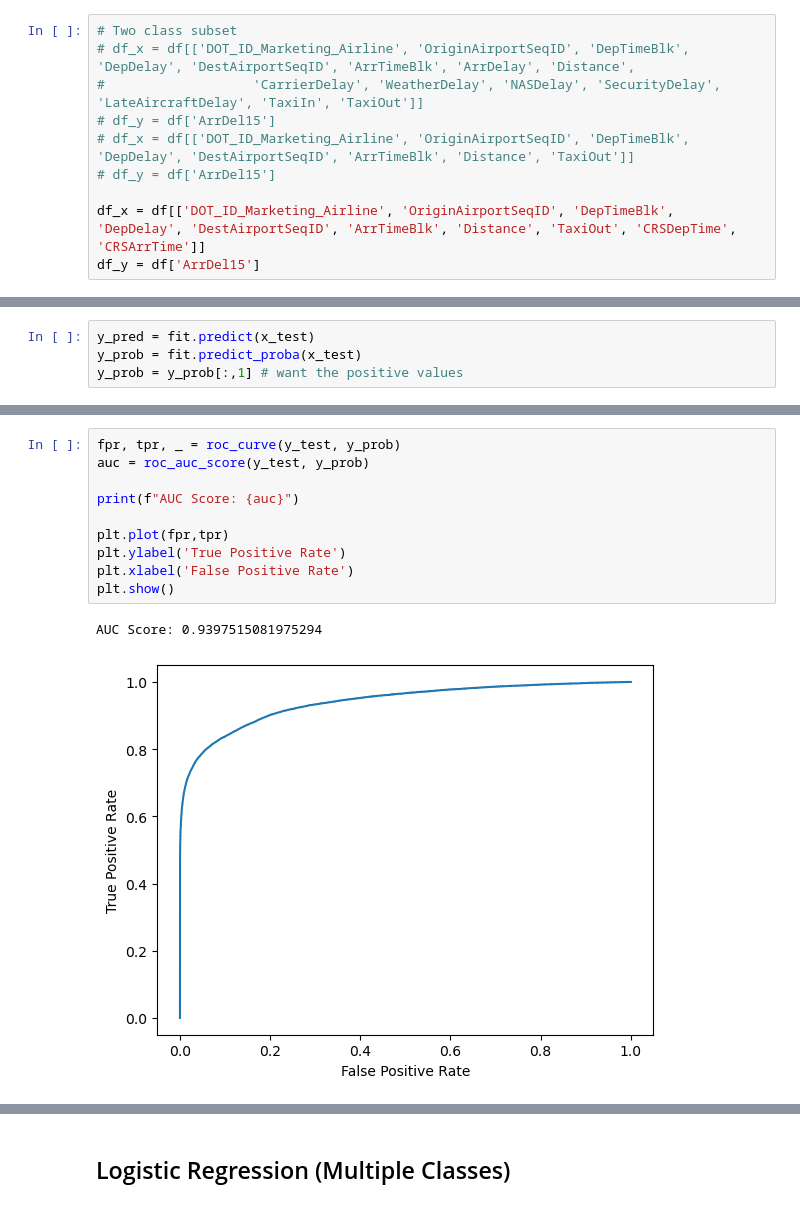
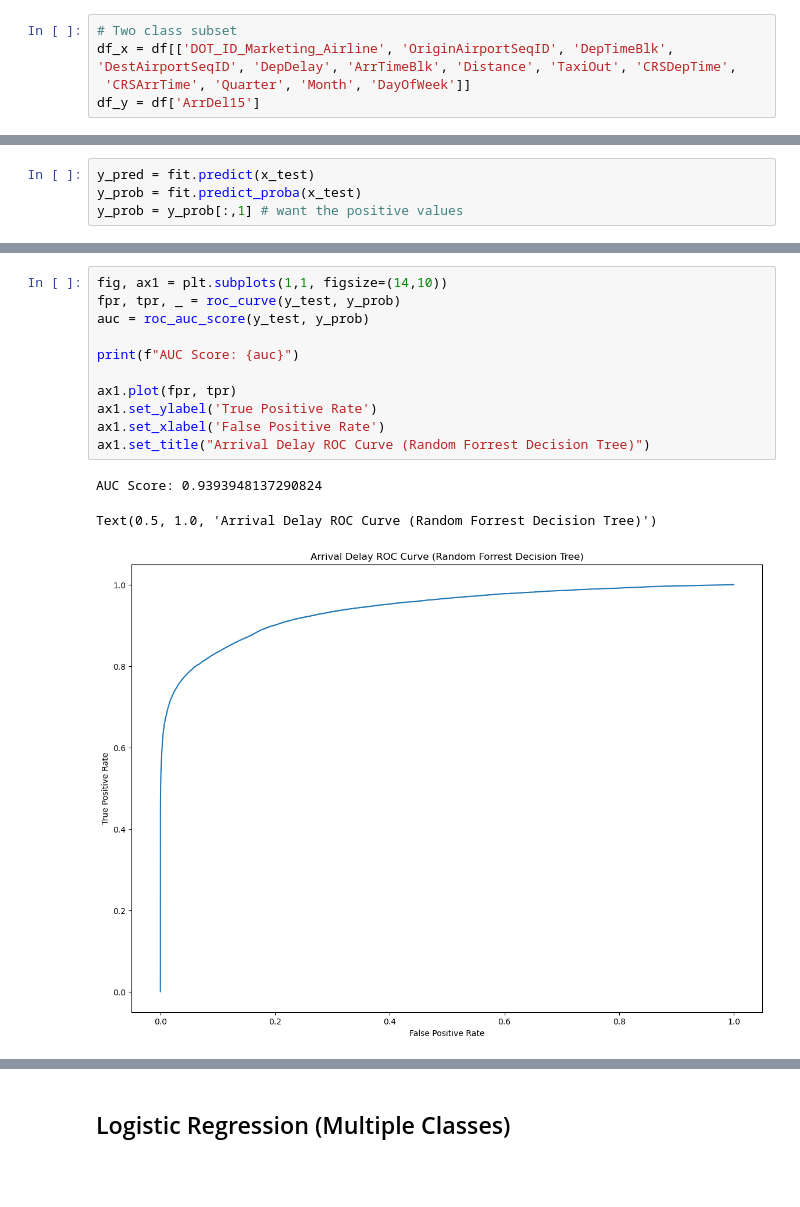
Before and after one commit to atramirez/Flight-Delays-Capstone, a Jupyter notebook: notebooks/r1_models.ipynb, the cells around one changed output, grey strips where cells are left out. Cells and saved outputs as stored; diff of their text form; blank space fills up the shorter version.

```diff
--- a/notebooks/r1_models.ipynb
+++ b/notebooks/r1_models.ipynb
@@ -32,13 +33,8 @@ df = pd.read_csv("../data/ORD_11_21-11-22_model.csv")
 ## Logistic Regression (2 Classes)
 # %%
 # Two class subset
-# df_x = df[['DOT_ID_Marketing_Airline', 'OriginAirportSeqID', 'DepTimeBlk', 'DepDelay', 'DestAirportSeqID', 'ArrTimeBlk', 'ArrDelay', 'Distance',
-#                   'CarrierDelay', 'WeatherDelay', 'NASDelay', 'SecurityDelay', 'LateAircraftDelay', 'TaxiIn', 'TaxiOut']]
-# df_y = df['ArrDel15']
-# df_x = df[['DOT_ID_Marketing_Airline', 'OriginAirportSeqID', 'DepTimeBlk', 'DepDelay', 'DestAirportSeqID', 'ArrTimeBlk', 'Distance', 'TaxiOut']]
-# df_y = df['ArrDel15']
-
-df_x = df[['DOT_ID_Marketing_Airline', 'OriginAirportSeqID', 'DepTimeBlk', 'DepDelay', 'DestAirportSeqID', 'ArrTimeBlk', 'Distance', 'TaxiOut', 'CRSDepTime', 'CRSArrTime']]
+df_x = df[['DOT_ID_Marketing_Airline', 'OriginAirportSeqID', 'DepTimeBlk', 'DestAirportSeqID', 'DepDelay', 'ArrTimeBlk', 'Distance', 'TaxiOut', 'CRSDepTime',
+ 'CRSArrTime', 'Quarter', 'Month', 'DayOfWeek']]
 df_y = df['ArrDel15']
 # %%
 x_train, x_test, y_train, y_test= train_test_split(df_x, df_y, test_size=.25)
@@ -66,13 +64,15 @@ Recall of Model: 0.8286953242835596
 # %%
+fig, ax1 = plt.subplots(1,1, figsize=(14,10))
 fpr, tpr, _ = roc_curve(y_test, y_prob)
 auc = roc_auc_score(y_test, y_prob)
 
 print(f"AUC Score: {auc}")
 
-plt.plot(fpr,tpr)
-plt.ylabel('True Positive Rate')
-plt.xlabel('False Positive Rate')
-plt.show()
+ax1.plot(fpr, tpr)
+ax1.set_ylabel('True Positive Rate')
+ax1.set_xlabel('False Positive Rate')
+ax1.set_title("Arrival Delay ROC Curve (Random Forrest Decision Tree)")
 # %% [output]
-AUC Score: 0.9397515081975294
+AUC Score: 0.9393948137290824
+Text(0.5, 1.0, 'Arrival Delay ROC Curve (Random Forrest Decision Tree)')
-[figure, old version]
+[figure, new version]
```
Also changed, not shown: parts of 20 cells of this notebook.
